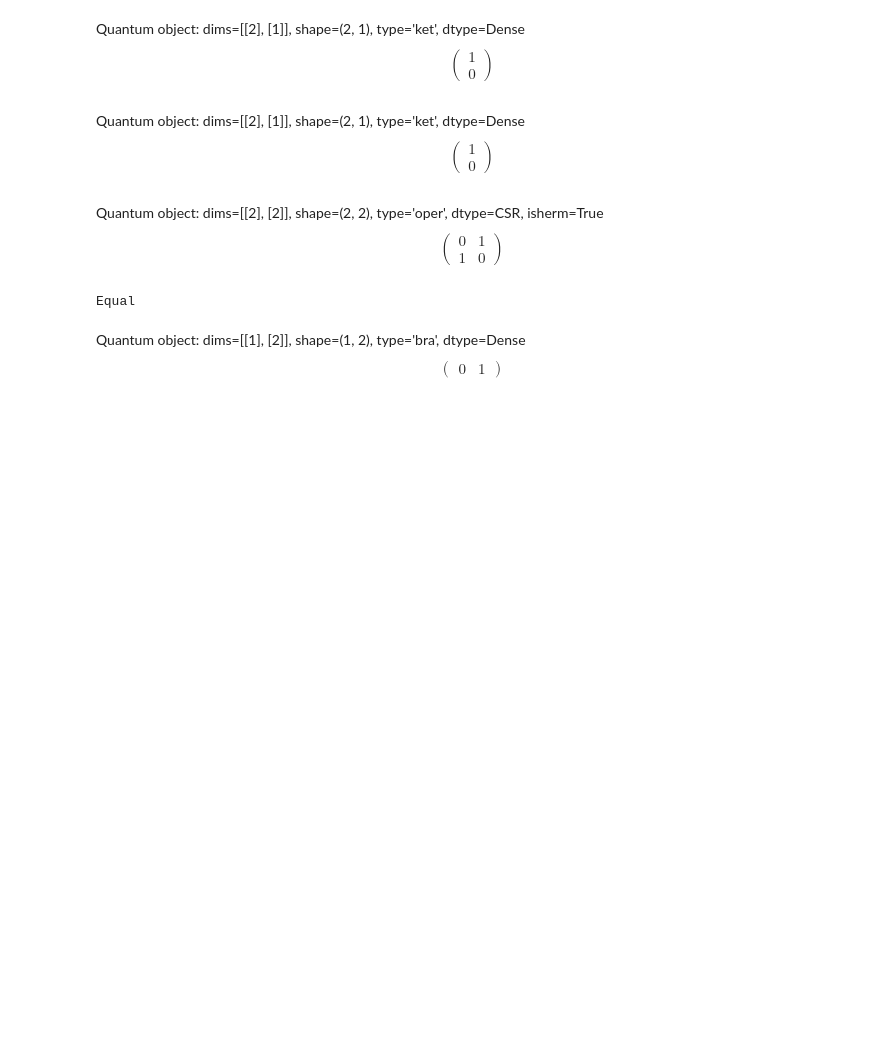
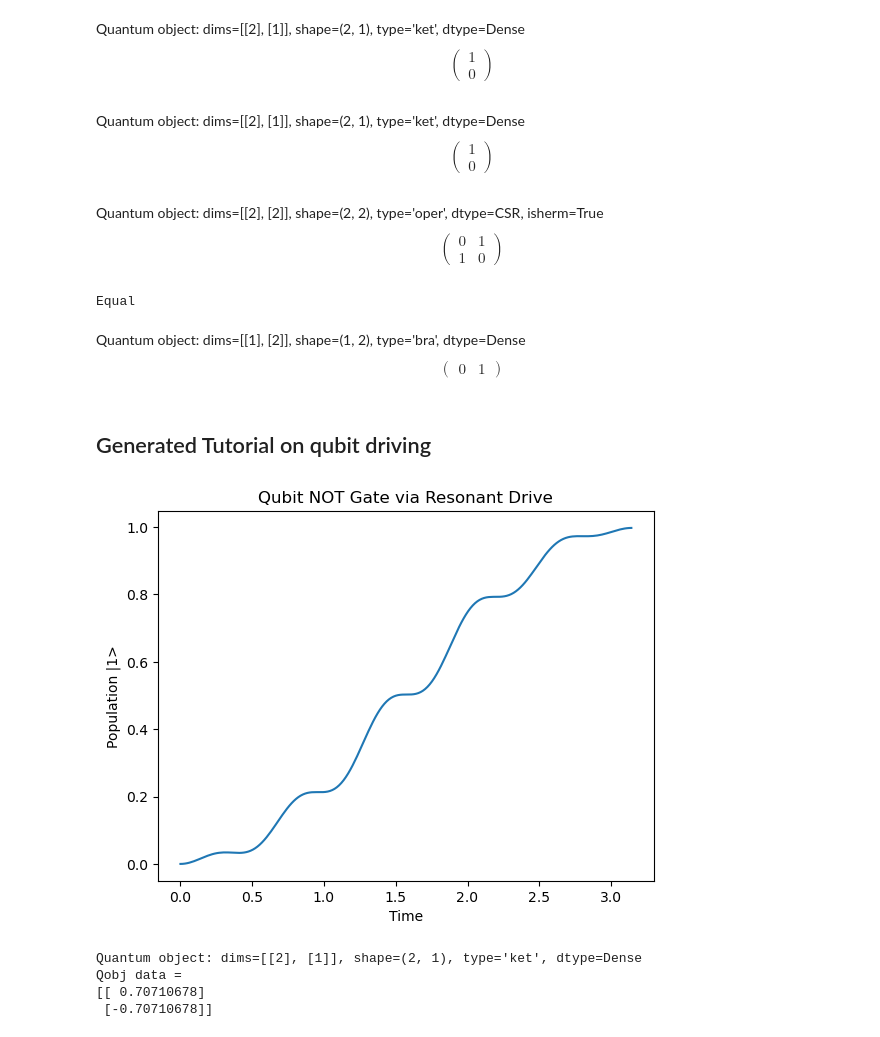
Before and after one commit to Sam-Bieberich/QuTiP, a Jupyter notebook: scqubits_testing.ipynb, the cells around one changed output. Saved outputs shown, nothing was run; the diff lists cells and outputs as text; code cells hidden in the pictures; blank space fills up the shorter version.

Commit message:
quantum circuit testing

```diff
--- a/scqubits_testing.ipynb
+++ b/scqubits_testing.ipynb
@@ -74,3 +78,61 @@ Equal
 psi0.dag() * psi03
 # %% [output]
 Quantum object: dims=[[1], [2]], shape=(1, 2), type='bra', dtype=Dense$$\left(\begin{array}{cc}0 & 1\end{array}\right)$$
+# %% [markdown]
+## Generated Tutorial on qubit driving
+# %%
+import numpy as np
+import qutip as qt
+import matplotlib.pyplot as plt
+
+# Parameters
+w_q = 5.0      # Qubit frequency (arbitrary units)
+A = 1.0        # Drive amplitude (sets Rabi frequency)
+w_d = 5.0      # Drive frequency (set equal to qubit frequency for resonance)
+t_pi = np.pi / A  # Duration for a pi-pulse (NOT gate)
+tlist = np.linspace(0, t_pi, 200)  # Time array covering one pi-pulse
+
+# Initial state: |0>
+psi0 = qt.basis(2, 0)
+
+# Time-dependent drive coefficient
+def drive_coeff(t, args):
+    return args['A'] * np.cos(args['w_d'] * t)
+
+# Hamiltonian: static + time-dependent drive
+H = [w_q/2 * qt.sigmaz(), [qt.sigmax(), drive_coeff]]
+args = {'w_d': w_d, 'A': A}
+
+# Time evolution
+result = qt.mesolve(H, psi0, tlist, [], [], args=args)
+
+# Calculate population of |1>
+pop1 = [np.abs(state.overlap(qt.basis(2,1)))**2 for state in result.states]
+
+# Plot results
+plt.plot(tlist, pop1)
+plt.xlabel('Time')
+plt.ylabel('Population |1>')
+plt.title('Qubit NOT Gate via Resonant Drive')
+plt.show()
+# %% [output]
+[figure, added]
+# %%
+from qutip_qip.circuit import QubitCircuit
+from qutip import basis
+
+# Create a 1-qubit circuit
+qc = QubitCircuit(1)
+qc.add_gate("X", targets=0)      # Pauli-X
+qc.add_gate("SNOT", targets=0)   # Hadamard
+# qc.add_gate("RZ", targets=0, arg_value=0.5)  # RZ rotation
+
+# Simulate the circuit
+init_state = basis(2, 0)  # |0>
+final_state = qc.run(init_state)
+print(final_state)
+# %% [output]
+Quantum object: dims=[[2], [1]], shape=(2, 1), type='ket', dtype=Dense
+Qobj data =
+[[ 0.70710678]
+ [-0.70710678]]
```
Also changed, not shown: parts of 6 cells of this notebook.
